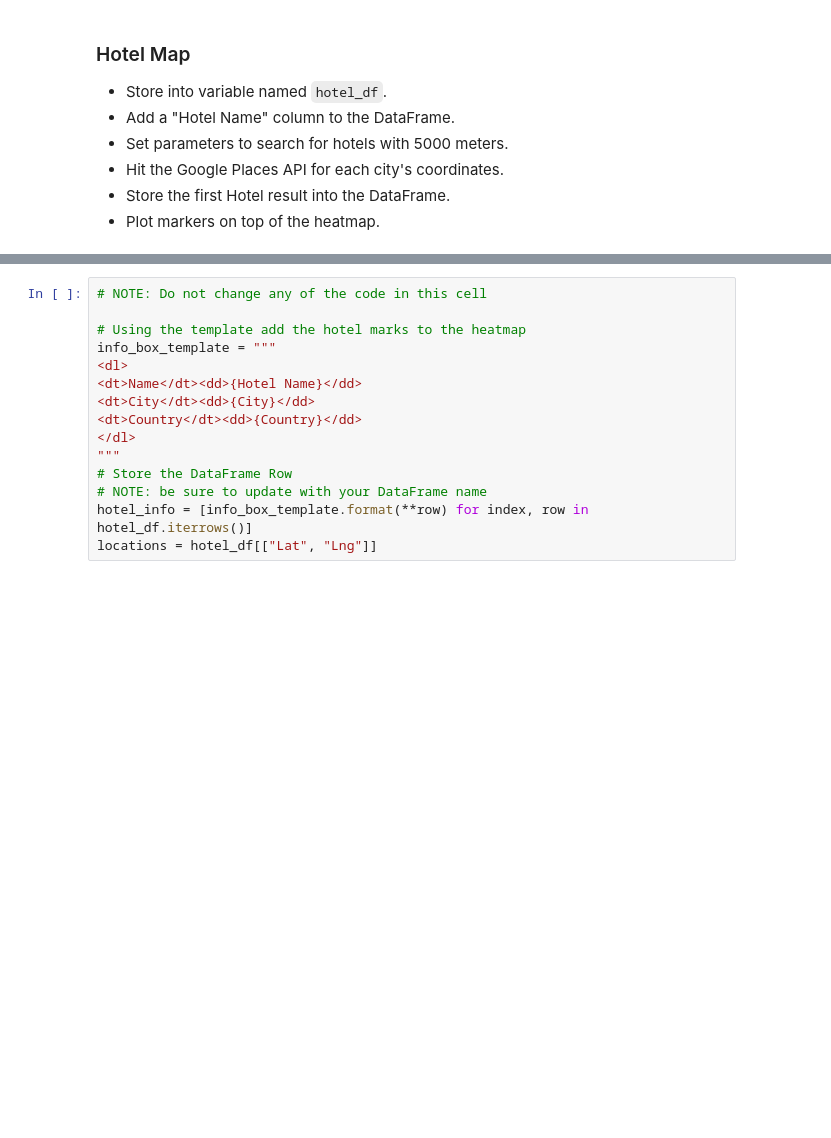
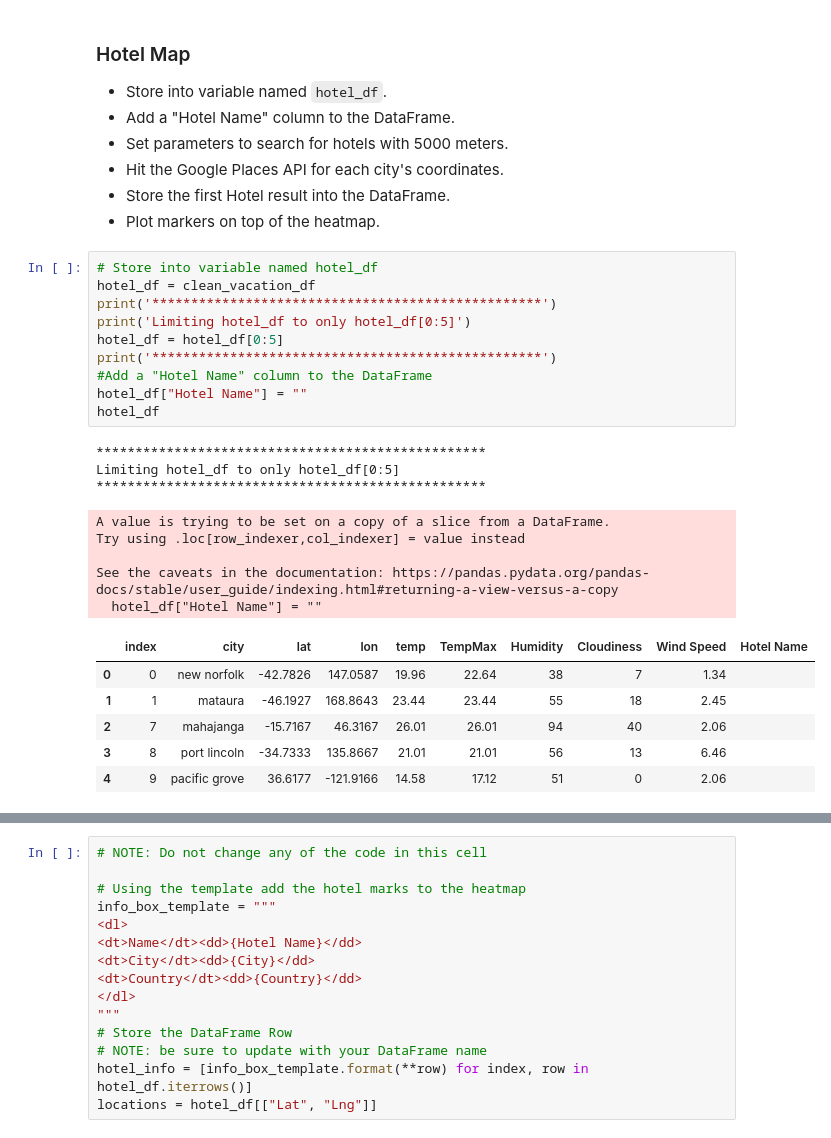
Before and after one commit to BZNUDS/python-api-challenge, a Jupyter notebook: WeatherPy/VacationPyFinal.ipynb, the cells around one changed output, grey strips where cells are left out. Drawn from its saved outputs; the diff is of its cells as text; blank space fills up the shorter version.

```diff
--- a/WeatherPy/VacationPyFinal.ipynb
+++ b/WeatherPy/VacationPyFinal.ipynb
@@ -175,3 +176,28 @@ clean_vacation_df after remoal of unwanted cities and reorder
 * Hit the Google Places API for each city's coordinates.
 * Store the first Hotel result into the DataFrame.
 * Plot markers on top of the heatmap.
+# %%
+# Store into variable named hotel_df
+hotel_df = clean_vacation_df
+print('**************************************************')
+print('Limiting hotel_df to only hotel_df[0:5]')
+hotel_df = hotel_df[0:5]
+print('**************************************************')
+#Add a "Hotel Name" column to the DataFrame
+hotel_df["Hotel Name"] = ""
+hotel_df
+# %% [output]
+**************************************************
+Limiting hotel_df to only hotel_df[0:5]
+**************************************************
+A value is trying to be set on a copy of a slice from a DataFrame.
+Try using .loc[row_indexer,col_indexer] = value instead
+
+See the caveats in the documentation: https://pandas.pydata.org/pandas-docs/stable/user_guide/indexing.html#returning-a-view-versus-a-copy
+  hotel_df["Hotel Name"] = ""
+|  | index | city | lat | lon | temp | TempMax | Humidity | Cloudiness | Wind Speed | Hotel Name |
+| 0 | 0 | new norfolk | -42.7826 | 147.0587 | 19.96 | 22.64 | 38 | 7 | 1.34 |  |
+| 1 | 1 | mataura | -46.1927 | 168.8643 | 23.44 | 23.44 | 55 | 18 | 2.45 |  |
+| 2 | 7 | mahajanga | -15.7167 | 46.3167 | 26.01 | 26.01 | 94 | 40 | 2.06 |  |
+| 3 | 8 | port lincoln | -34.7333 | 135.8667 | 21.01 | 21.01 | 56 | 13 | 6.46 |  |
+| 4 | 9 | pacific grove | 36.6177 | -121.9166 | 14.58 | 17.12 | 51 | 0 | 2.06 |  |
```
Also changed, not shown: parts of 4 cells of this notebook.
